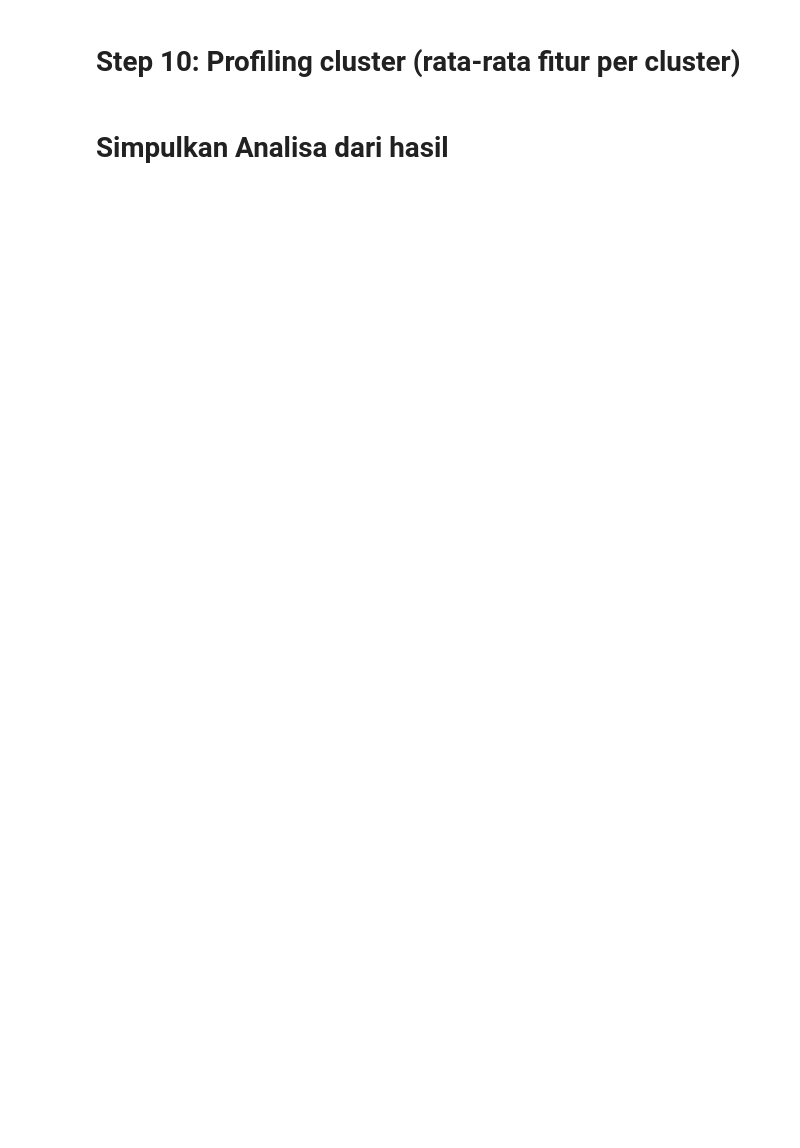
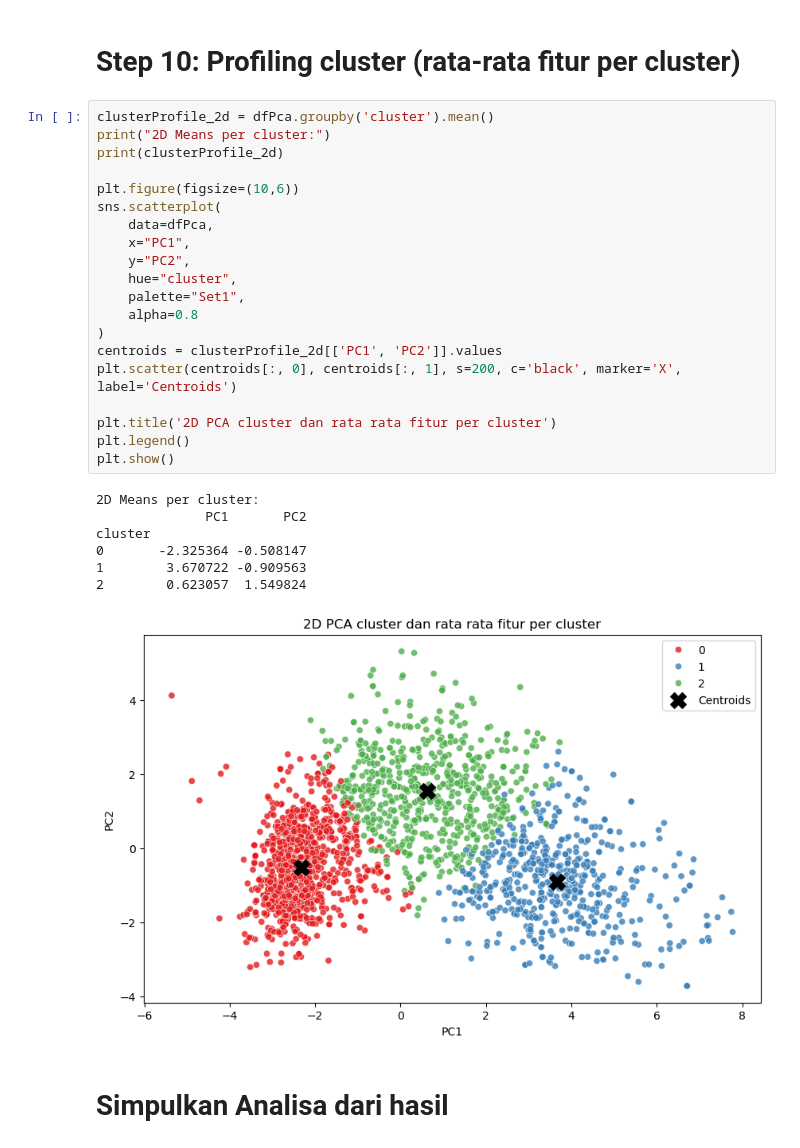
Before and after one commit to Yan-ac1/tugas, a Jupyter notebook: Tugas3_marselinus_yansen.ipynb, the cells around one changed output. Drawn from its saved outputs; the diff is of its cells as text; blank space fills up the shorter version.

```diff
--- a/Tugas3_marselinus_yansen.ipynb
+++ b/Tugas3_marselinus_yansen.ipynb
@@ -219,4 +435,32 @@ dtype: int64
 # %% [markdown]
 # Step 10: Profiling cluster (rata-rata fitur per cluster)
+# %%
+clusterProfile_2d = dfPca.groupby('cluster').mean()
+print("2D Means per cluster:")
+print(clusterProfile_2d)
+
+plt.figure(figsize=(10,6))
+sns.scatterplot(
+    data=dfPca,
+    x="PC1",
+    y="PC2",
+    hue="cluster",
+    palette="Set1",
+    alpha=0.8
+)
+centroids = clusterProfile_2d[['PC1', 'PC2']].values
+plt.scatter(centroids[:, 0], centroids[:, 1], s=200, c='black', marker='X', label='Centroids')
+
+plt.title('2D PCA cluster dan rata rata fitur per cluster')
+plt.legend()
+plt.show()
+# %% [output]
+2D Means per cluster:
+              PC1       PC2
+cluster
+0       -2.325364 -0.508147
+1        3.670722 -0.909563
+2        0.623057  1.549824
+[figure, added]
 # %% [markdown]
 # Simpulkan Analisa dari hasil
```
Also changed, not shown: parts of 10 cells of this notebook.
